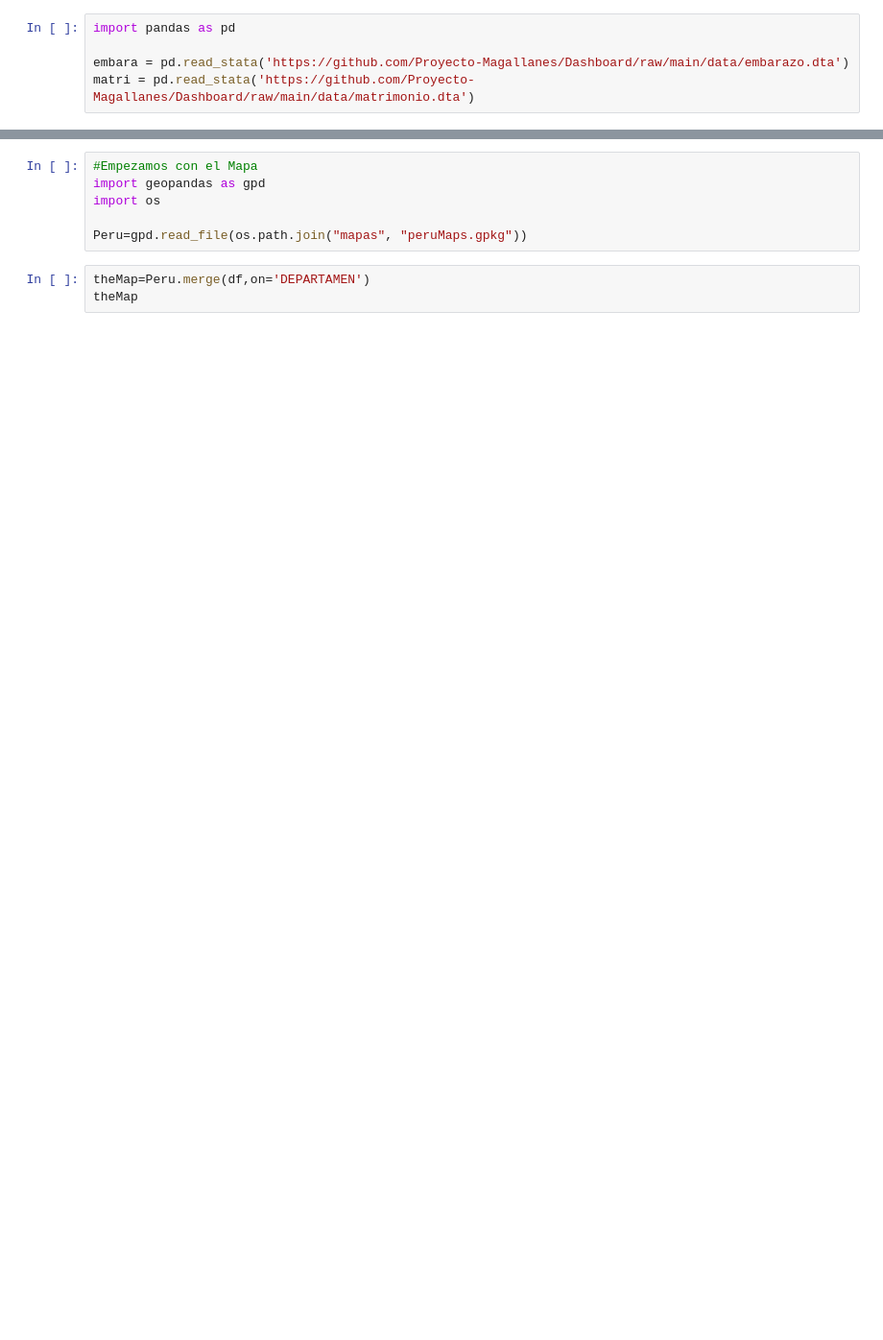
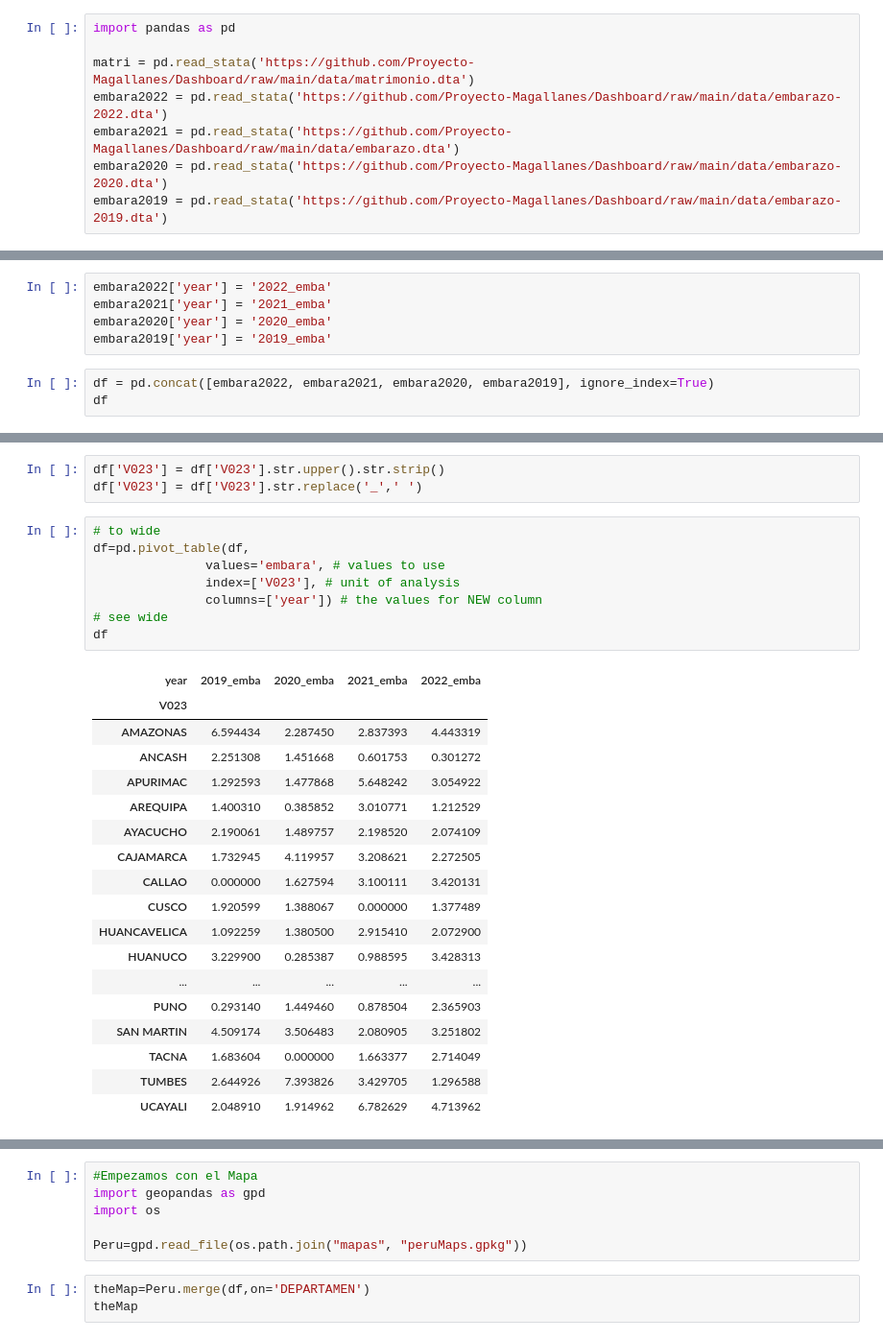
Before and after one commit to Proyecto-Magallanes/Dashboard, a Jupyter notebook: Mapas coloridos.ipynb, the cells around one changed output, grey strips where cells are left out. Shown at 96% size. Cells and saved outputs as stored; diff of their text form; blank space fills up the shorter version.

```diff
--- a/Mapas coloridos.ipynb
+++ b/Mapas coloridos.ipynb
@@ -1,5 +1,8 @@
 # %%
 import pandas as pd
 
-embara = pd.read_stata('https://github.com/Proyecto-Magallanes/Dashboard/raw/main/data/embarazo.dta')
 matri = pd.read_stata('https://github.com/Proyecto-Magallanes/Dashboard/raw/main/data/matrimonio.dta')
+embara2022 = pd.read_stata('https://github.com/Proyecto-Magallanes/Dashboard/raw/main/data/embarazo-2022.dta')
+embara2021 = pd.read_stata('https://github.com/Proyecto-Magallanes/Dashboard/raw/main/data/embarazo.dta')
+embara2020 = pd.read_stata('https://github.com/Proyecto-Magallanes/Dashboard/raw/main/data/embarazo-2020.dta')
+embara2019 = pd.read_stata('https://github.com/Proyecto-Magallanes/Dashboard/raw/main/data/embarazo-2019.dta')
@@ -26,0 +11,8 @@ df
+# %%
+embara2022['year'] = '2022_emba'
+embara2021['year'] = '2021_emba'
+embara2020['year'] = '2020_emba'
+embara2019['year'] = '2019_emba'
+# %%
+df = pd.concat([embara2022, embara2021, embara2020, embara2019], ignore_index=True)
+df
@@ -26,0 +33,30 @@ df
+# %%
+df['V023'] = df['V023'].str.upper().str.strip()
+df['V023'] = df['V023'].str.replace('_',' ')
+# %%
+# to wide
+df=pd.pivot_table(df,
+               values='embara', # values to use
+               index=['V023'], # unit of analysis
+               columns=['year']) # the values for NEW column
+# see wide
+df
+# %% [output]
+| year | 2019_emba | 2020_emba | 2021_emba | 2022_emba |
+| V023 |  |  |  |  |
+| AMAZONAS | 6.594434 | 2.287450 | 2.837393 | 4.443319 |
+| ANCASH | 2.251308 | 1.451668 | 0.601753 | 0.301272 |
+| APURIMAC | 1.292593 | 1.477868 | 5.648242 | 3.054922 |
+| AREQUIPA | 1.400310 | 0.385852 | 3.010771 | 1.212529 |
+| AYACUCHO | 2.190061 | 1.489757 | 2.198520 | 2.074109 |
+| CAJAMARCA | 1.732945 | 4.119957 | 3.208621 | 2.272505 |
+| CALLAO | 0.000000 | 1.627594 | 3.100111 | 3.420131 |
+| CUSCO | 1.920599 | 1.388067 | 0.000000 | 1.377489 |
+| HUANCAVELICA | 1.092259 | 1.380500 | 2.915410 | 2.072900 |
+| HUANUCO | 3.229900 | 0.285387 | 0.988595 | 3.428313 |
+| ... | ... | ... | ... | ... |
+| PUNO | 0.293140 | 1.449460 | 0.878504 | 2.365903 |
+| SAN MARTIN | 4.509174 | 3.506483 | 2.080905 | 3.251802 |
+| TACNA | 1.683604 | 0.000000 | 1.663377 | 2.714049 |
+| TUMBES | 2.644926 | 7.393826 | 3.429705 | 1.296588 |
+| UCAYALI | 2.048910 | 1.914962 | 6.782629 | 4.713962 |
```
Also changed, not shown: parts of 21 cells of this notebook, 1 other file.
